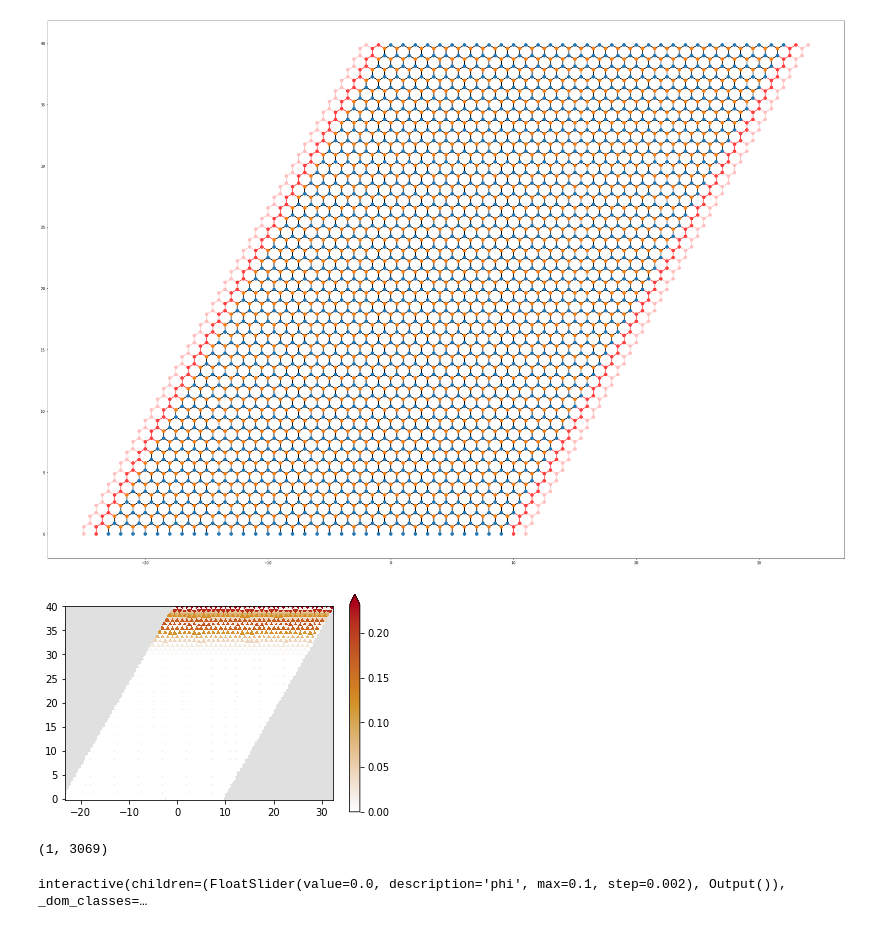
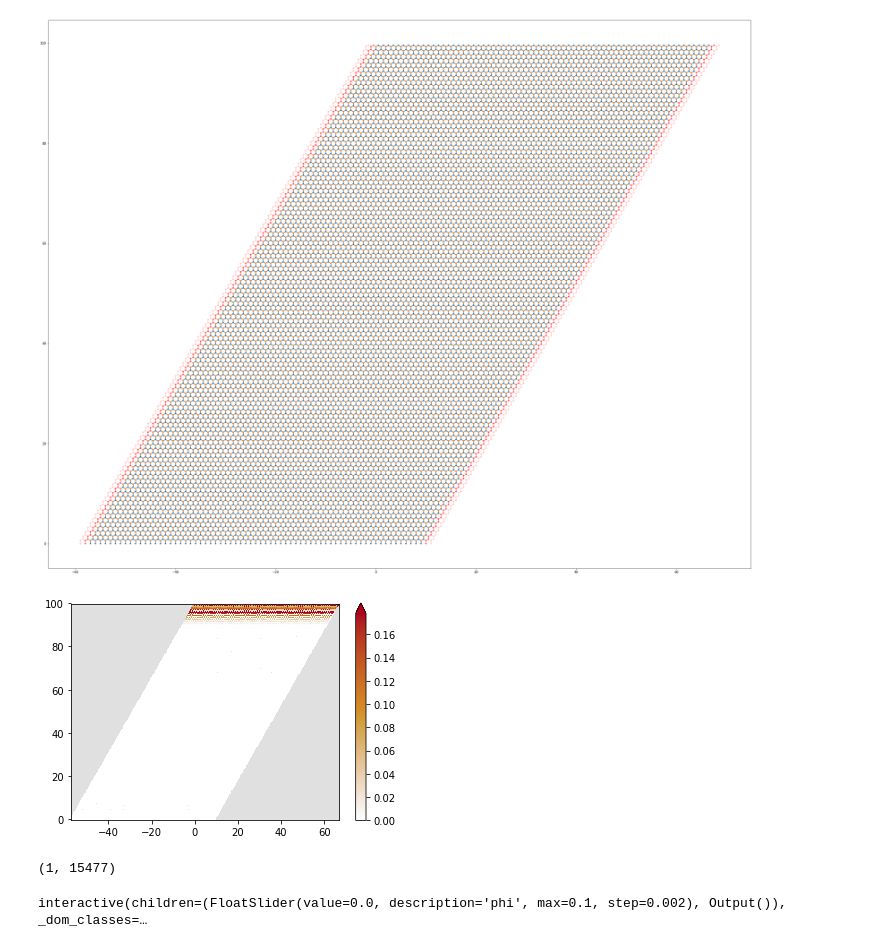
Before and after one commit to hassan-shap/CAR, a Jupyter notebook: left_right_graphene.ipynb, the cells around one changed output. Drawn from its saved outputs; the diff is of its cells as text; code cells hidden in the pictures.

```diff
--- a/left_right_graphene.ipynb
+++ b/left_right_graphene.ipynb
@@ -101,16 +101,16 @@ def make_system(salt=13, U0=0.0,
     return syst
 # %%
 # Wsc must be multiples of eight
-W=40
+W=100
 L=10
 syst = make_system(W=W, L=L)
 # Check that the system looks as intended.
 kwant.plot(syst, colorbar=False,fig_size=(40,80))
 # kwant.plot(syst)
 # Finalize the system.
 syst = syst.finalized()
 # %% [output]
-[figure, old version]
+[figure, new version]
 # %%
 mu_lead=2
 mu=-0.1
@@ -126,8 +126,8 @@ kwant.plotter.map(syst, np.sum(abs(scattering_wf[:,:])**2, axis=0));
 print(scattering_wf.shape)
 ind=0
 # %% [output]
-[figure, old version]
+[figure, new version]
-(1, 3069)
+(1, 15477)
 # %%
 mu_lead=0.6
 mu=0.01
```
Also changed, not shown: parts of 1 cell of this notebook, 3 other files.
